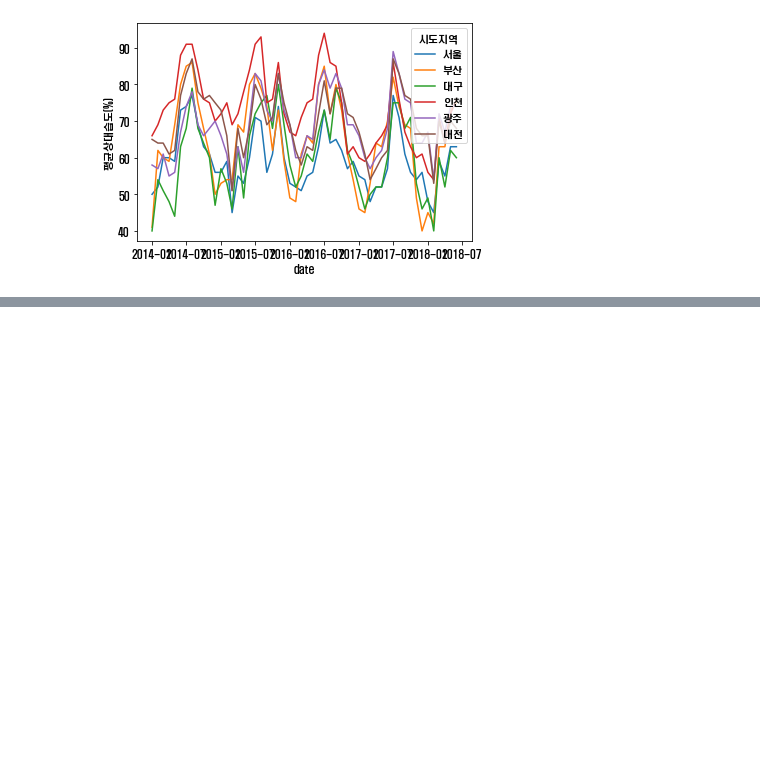
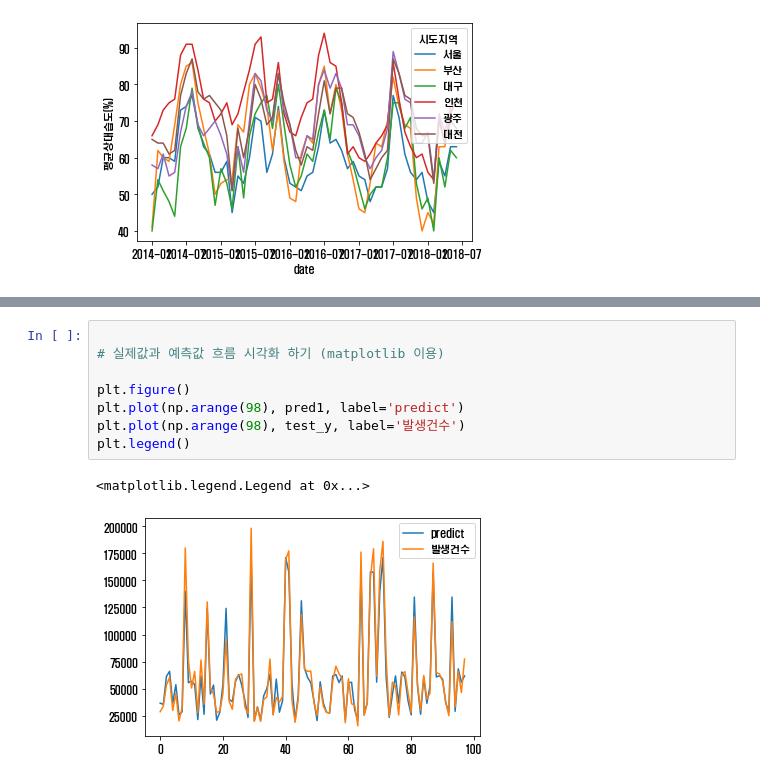
Before and after one commit to kyunleader/2019-bigdata-weather-contest, a Jupyter notebook: jupyter_main.ipynb, the cells around one changed output, grey strips where cells are left out. Cells and saved outputs as stored; diff of their text form; blank space fills up the shorter version.

```diff
--- a/jupyter_main.ipynb
+++ b/jupyter_main.ipynb
@@ -223,0 +238,11 @@ plt.legend()  # 실제값과 비교해보기
+# %%
+
+# 실제값과 예측값 흐름 시각화 하기 (matplotlib 이용)
+
+plt.figure()
+plt.plot(np.arange(98), pred1, label='predict')
+plt.plot(np.arange(98), test_y, label='발생건수')
+plt.legend()
+# %% [output]
+<matplotlib.legend.Legend at 0x...>
+[figure, added]
```
Also changed, not shown: parts of 12 cells of this notebook, 1 other file.
